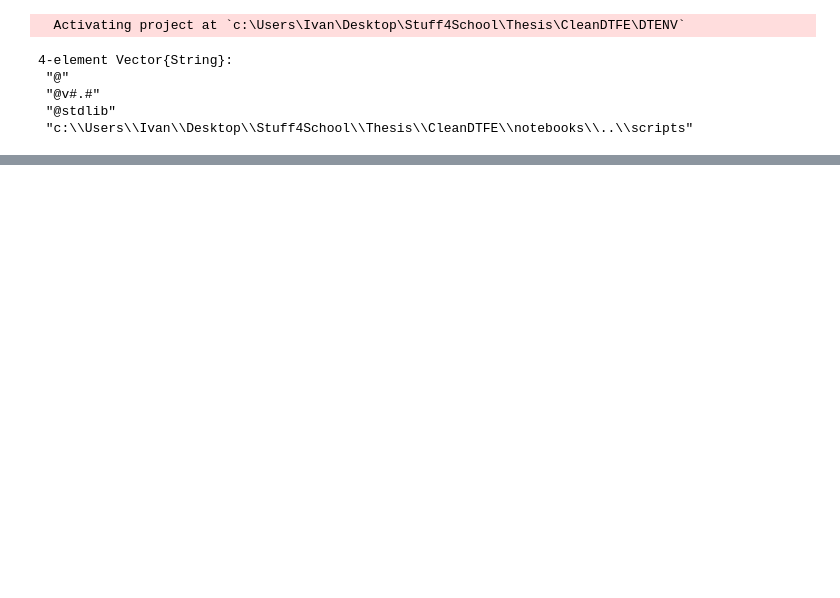
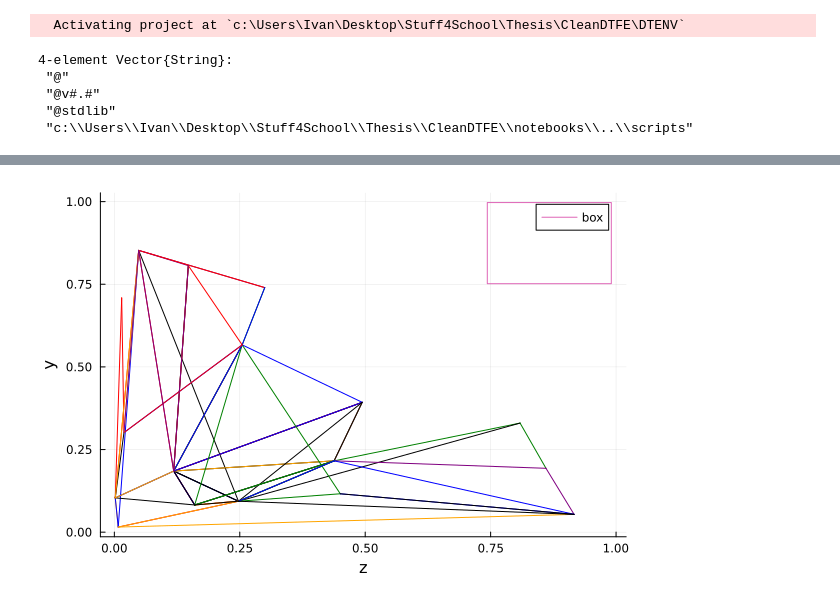
Before and after one commit to ispirovjr/CosmoDTFE.jl, a Jupyter notebook: notebooks/ImplementingBVH.ipynb, the cells around one changed output, grey strips where cells are left out. Cells and saved outputs as stored; diff of their text form; code cells hidden in the pictures; blank space fills up the shorter version.

```diff
--- a/notebooks/ImplementingBVH.ipynb
+++ b/notebooks/ImplementingBVH.ipynb
@@ -171,0 +230,4 @@ bbox
+# %%
+plot2
+# %% [output]
+[figure, added]
```
Also changed, not shown: parts of 15 cells of this notebook.
